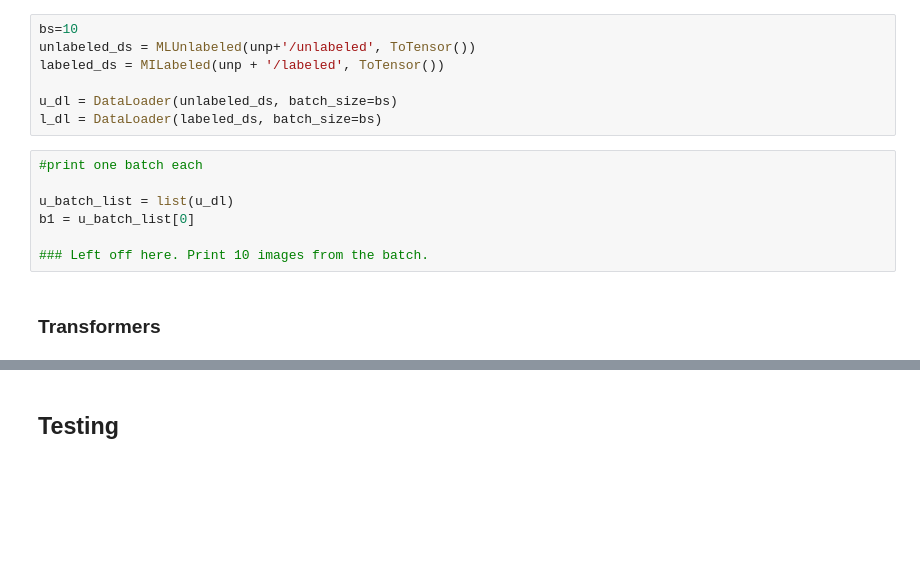
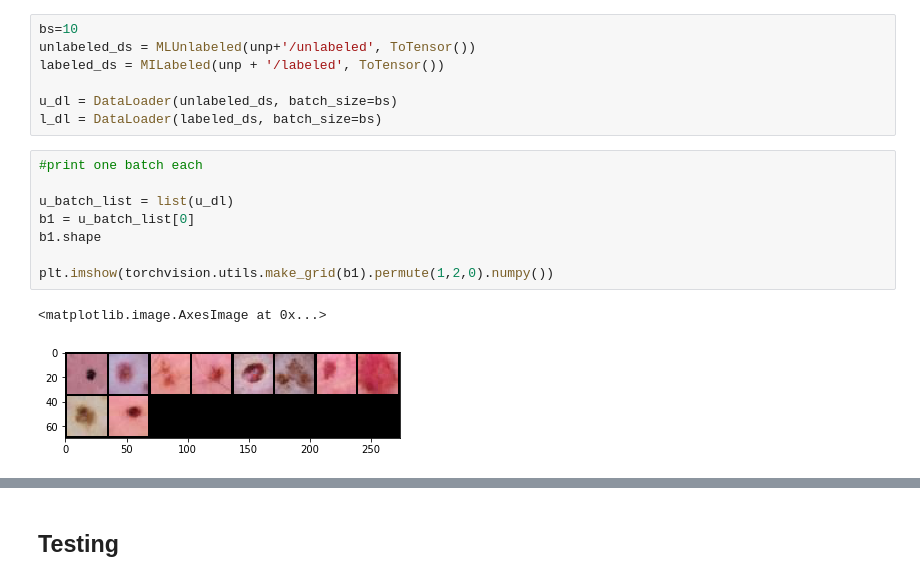
Before and after one commit to taitsmp/ml-melanoma-live-project, a Jupyter notebook: Image Pipeline - Data Augmentation and Loading.ipynb, the cells around one changed output, grey strips where cells are left out. Saved outputs shown, nothing was run; the diff lists cells and outputs as text; blank space fills up the shorter version.

Commit message:
transforms.

```diff
--- a/Image Pipeline - Data Augmentation and Loading.ipynb
+++ b/Image Pipeline - Data Augmentation and Loading.ipynb
@@ -138,9 +142,11 @@ l_dl = DataLoader(labeled_ds, batch_size=bs)
 # %%
 #print one batch each
 
 u_batch_list = list(u_dl)
 b1 = u_batch_list[0]
+b1.shape
 
-### Left off here. Print 10 images from the batch.
+plt.imshow(torchvision.utils.make_grid(b1).permute(1,2,0).numpy())
+# %% [output]
+<matplotlib.image.AxesImage at 0x...>
+[figure, added]
-# %% [markdown]
-### Transformers
```
Also changed, not shown: parts of 5 cells of this notebook.
